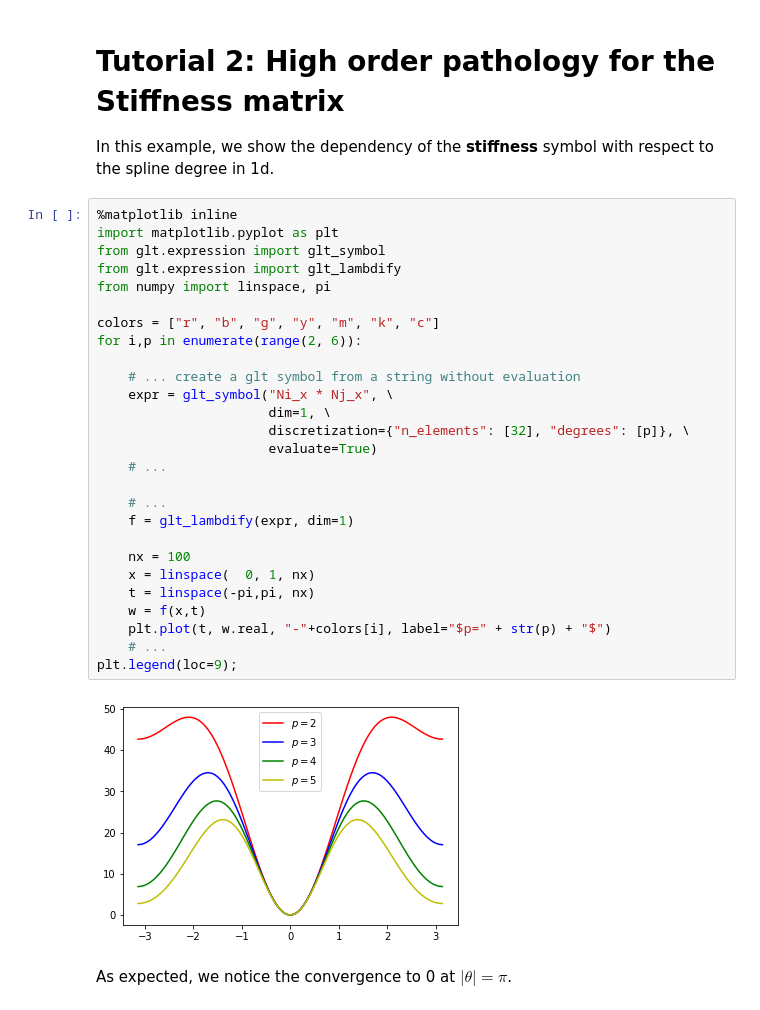
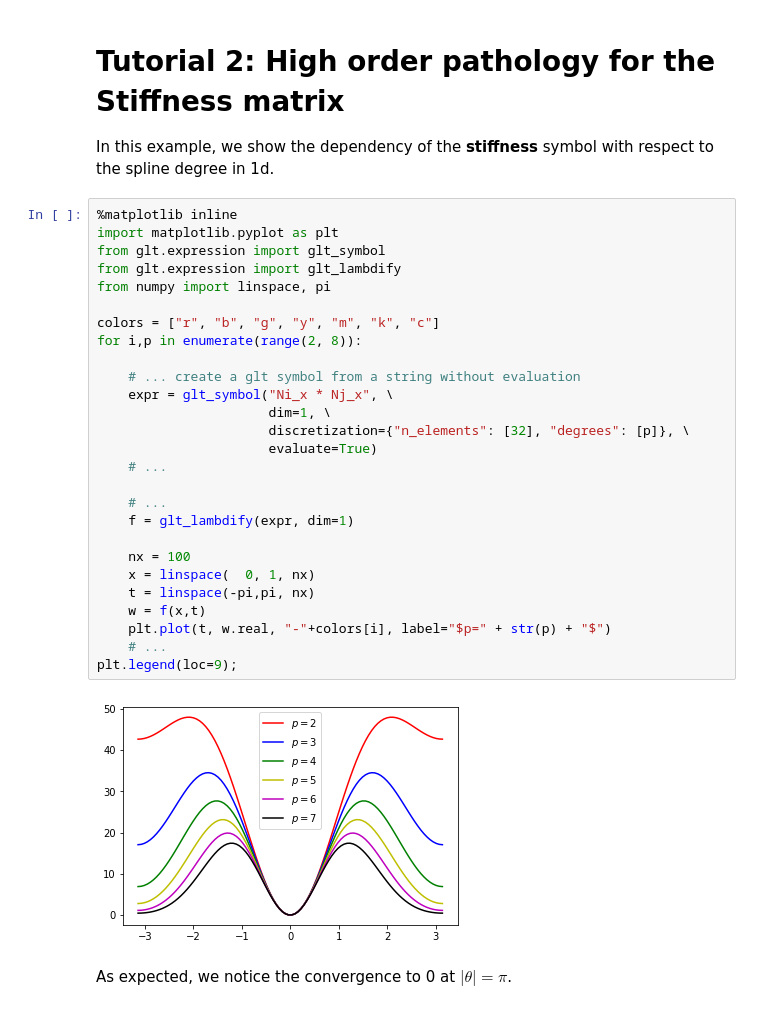
Before and after one commit to pyccel/GeLaTo, a Jupyter notebook: notebooks/tutorials/tutorial_2.ipynb, the cells around one changed output. Drawn from its saved outputs; the diff is of its cells as text.

```diff
--- a/notebooks/tutorials/tutorial_2.ipynb
+++ b/notebooks/tutorials/tutorial_2.ipynb
@@ -5,32 +5,32 @@ In this example, we show the dependency of the **stiffness** symbol with respect
 # %%
 %matplotlib inline
 import matplotlib.pyplot as plt
 from glt.expression import glt_symbol
 from glt.expression import glt_lambdify
 from numpy import linspace, pi
 
 colors = ["r", "b", "g", "y", "m", "k", "c"]
-for i,p in enumerate(range(2, 6)):
+for i,p in enumerate(range(2, 8)):
 
     # ... create a glt symbol from a string without evaluation
     expr = glt_symbol("Ni_x * Nj_x", \
                       dim=1, \
                       discretization={"n_elements": [32], "degrees": [p]}, \
                       evaluate=True)
     # ...
 
     # ...
     f = glt_lambdify(expr, dim=1)
 
     nx = 100
     x = linspace(  0, 1, nx)
     t = linspace(-pi,pi, nx)
     w = f(x,t)
     plt.plot(t, w.real, "-"+colors[i], label="$p=" + str(p) + "$")
     # ...
 plt.legend(loc=9);
 # %% [output]
-[figure, old version]
+[figure, new version]
 # %% [markdown]
 As expected, we notice the convergence to 0 at $| \theta | = \pi$.
 # %% [markdown]
```
Also changed, not shown: 1 other file.
